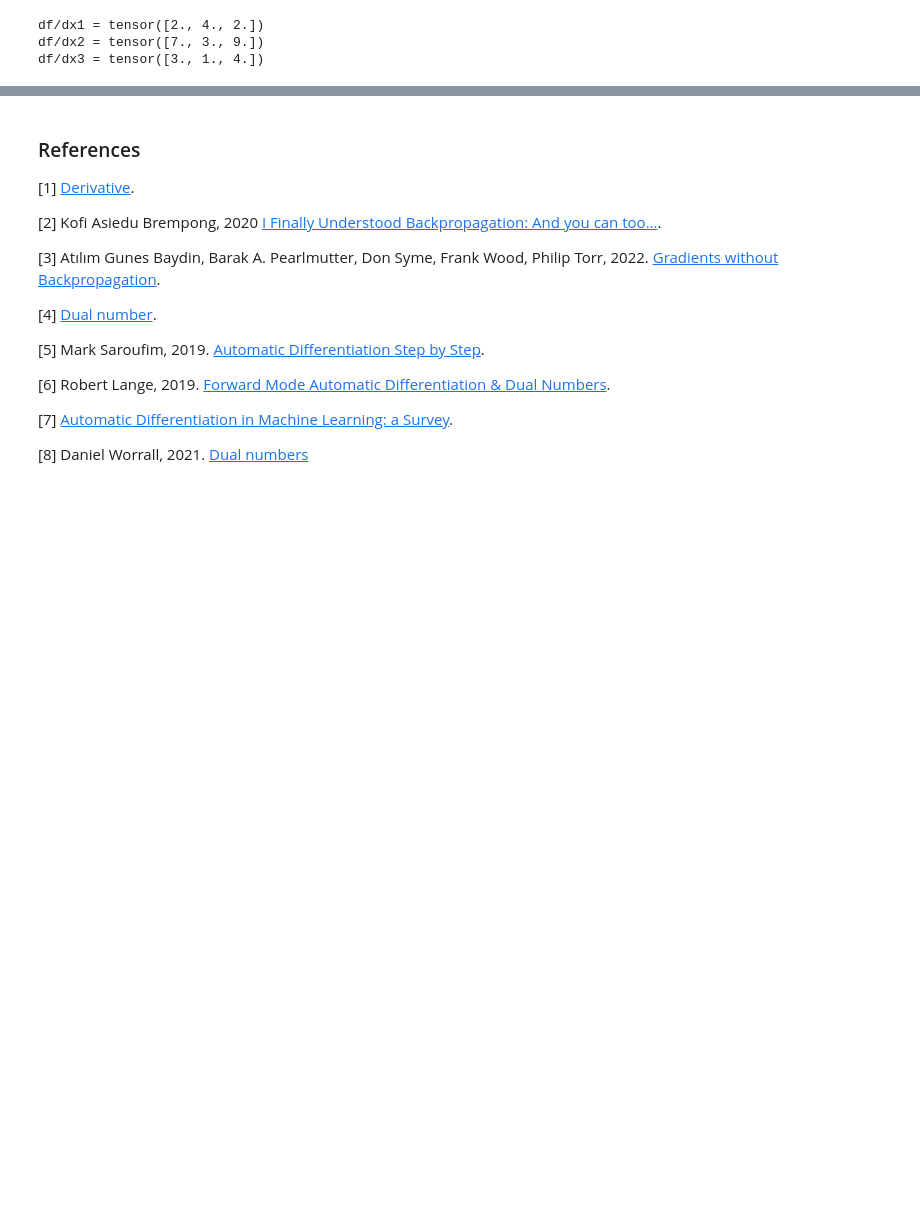
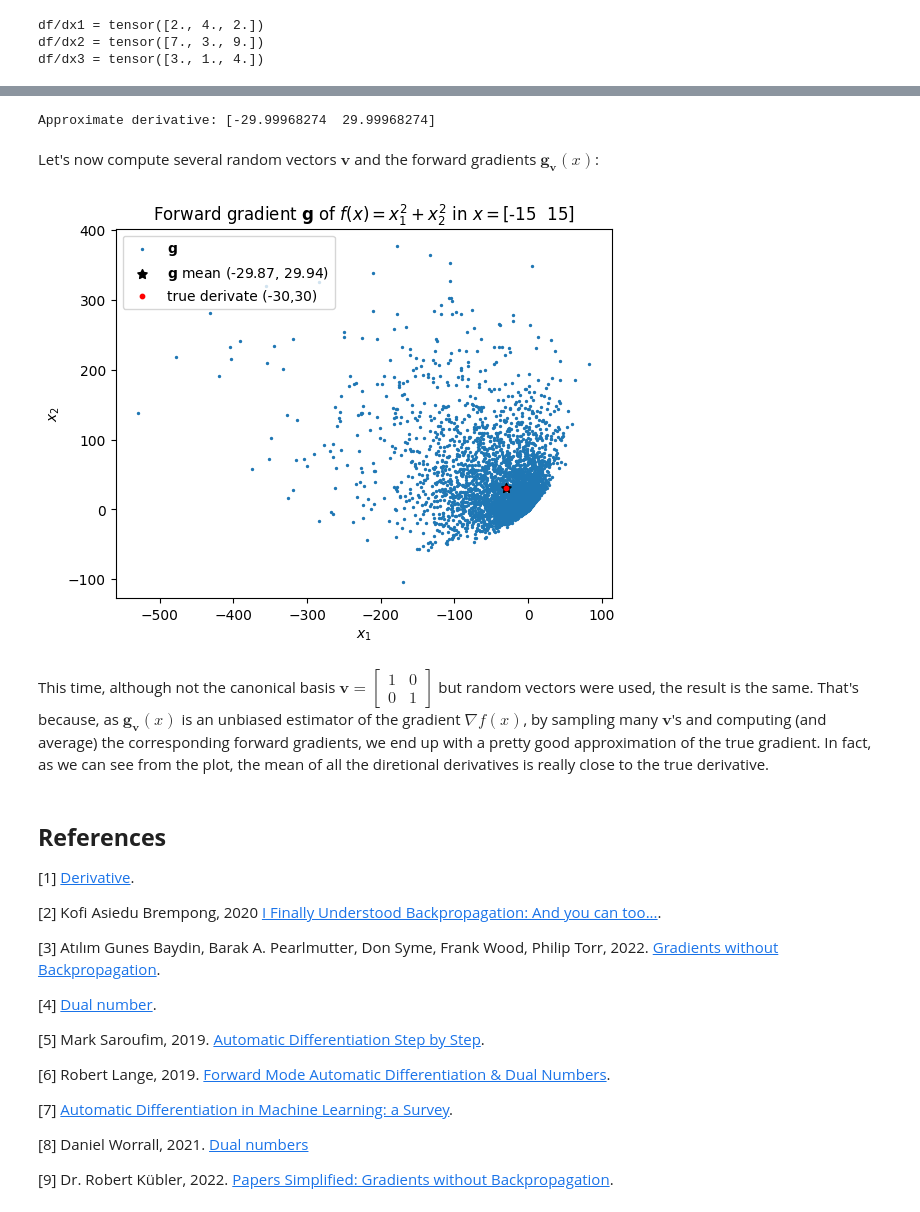
Before and after one commit to luigi-ga/GradientsWithoutBackpropagation, a Jupyter notebook: prerequisites.ipynb, the cells around one changed output, grey strips where cells are left out. Cells and saved outputs as stored; diff of their text form; code cells hidden in the pictures; blank space fills up the shorter version.

```diff
--- a/prerequisites.ipynb
+++ b/prerequisites.ipynb
@@ -385,5 +400,57 @@ df/dx3 = tensor([3., 1., 4.])
+# %%
+# Define x0
+x0 = np.array([[-15, 15]])
+
+# Define the function
+def f7(x):
+    return x[:,0]**2 + x[:,1]**2
+
+# Define h (very small) and vector v (as canonical base vectors)
+h = 1e-10
+v = np.array([[1, 0], [0, 1]])
+
+# Compute ∇ᵥf(θ) using the numerical definition
+grad_v_f = ((f7(x0 + h*v) - f7(x0)) / h)
+
+# Scale v with grad_f to compute g
+g = grad_v_f.reshape(-1, 1) * v
+
+# Print result
+print(f'Approximate derivative: {g.sum(axis=0)}')
+# %% [output]
+Approximate derivative: [-29.99968274  29.99968274]
+# %% [markdown]
+Let's now compute several random vectors $\mathbf{v}$ and the forward gradients $\mathbf{g}_\mathbf{v}(x)$:
+# %%
+# Set a seed to keep it reproducible
+np.random.seed(0)
+
+# Geneate a million random vectors of size 2
+v = np.random.randn(1_000_000, 2)
+
+# Compute ∇ᵥf(θ) using the numerical definition
+grad_v_f = ((f7(x0 + h*v) - f7(x0)) / h)
+
+# Scale v with grad_f to compute g
+g = grad_v_f.reshape(-1, 1) * v
+
+# Plot g, it's mean and true derivative
+plt.scatter(g[:5000,0], g[:5000,1], s=2, label=r'$\mathbf{g}$')
+plt.scatter(g.mean(axis=0)[0], g.mean(axis=0)[1], c='k', s=50, marker=(5, 1), label=r"$\mathbf{g}$ mean "+f'({g.mean(axis=0)[0]:.2f}, {g.mean(axis=0)[1]:.2f})')
+plt.scatter(2*x0[0][0], 2*x0[0][1], c='r', s=10, label="true derivate "+f'({2*x0[0][0]},{2*x0[0][1]})')
+
+# Add labels and legend
+plt.title(r'Forward gradient $\mathbf{g}$ of $f(x)=x_1^2+x_2^2$ in $x=$'+f'{x0.sum(axis=0)}')
+plt.xlabel(r'$x_1$')
+plt.ylabel(r'$x_2$')
+plt.legend(loc='upper left')
+plt.show()
+# %% [output]
+[figure, added]
+# %% [markdown]
+This time, although not the canonical basis $\mathbf{v}=\begin{bmatrix} 1 & 0\\ 0 & 1 \end{bmatrix}$ but random vectors were used, the result is the same. That's because, as $\mathbf{g}_\mathbf{v}(x)$ is an unbiased estimator of the gradient $\nabla f(x)$, by sampling many $\mathbf{v}$'s and computing (and average) the corresponding forward gradients, we end up with a pretty good approximation of the true gradient. In fact, as we can see from the plot, the mean of all the diretional derivatives is really close to the true derivative.
 # %% [markdown]
-### References
+## **References**
 
 [1] [Derivative](https://en.wikipedia.org/wiki/Derivative).
 
@@ -400,3 +467,5 @@ df/dx3 = tensor([3., 1., 4.])
 [7] [Automatic Differentiation in Machine Learning: a Survey](https://www.jmlr.org/papers/volume18/17-468/17-468.pdf).
 
 [8] Daniel Worrall, 2021. [Dual numbers](https://danielewworrall.github.io/blog/2021/08/dual-numbers/)
+
+[9] Dr. Robert Kübler, 2022. [Papers Simplified: Gradients without Backpropagation](https://towardsdatascience.com/papers-simplified-gradients-without-backpropagation-96e8533943fc).
```
Also changed, not shown: parts of 7 cells of this notebook, 1 other file.
